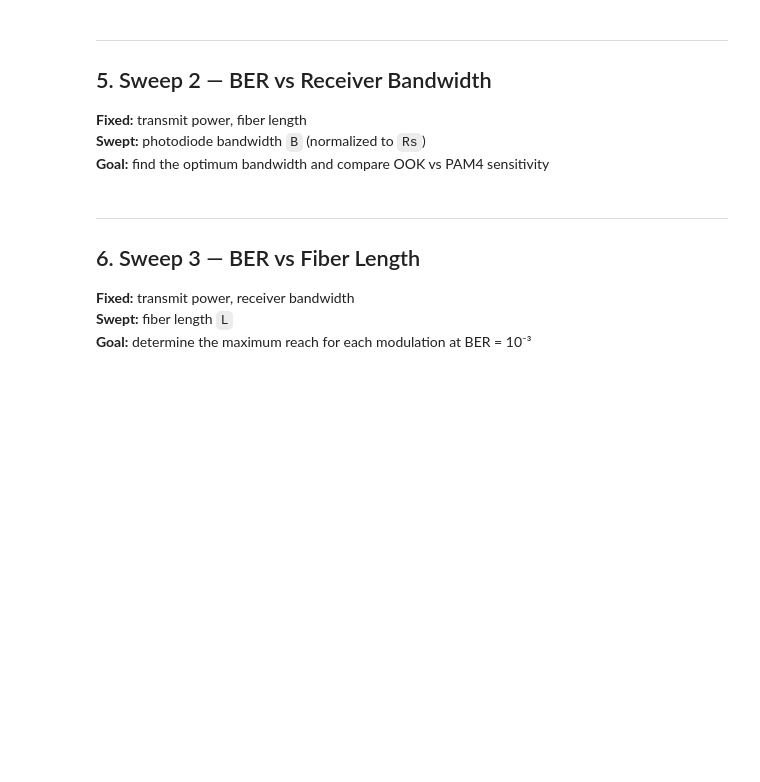
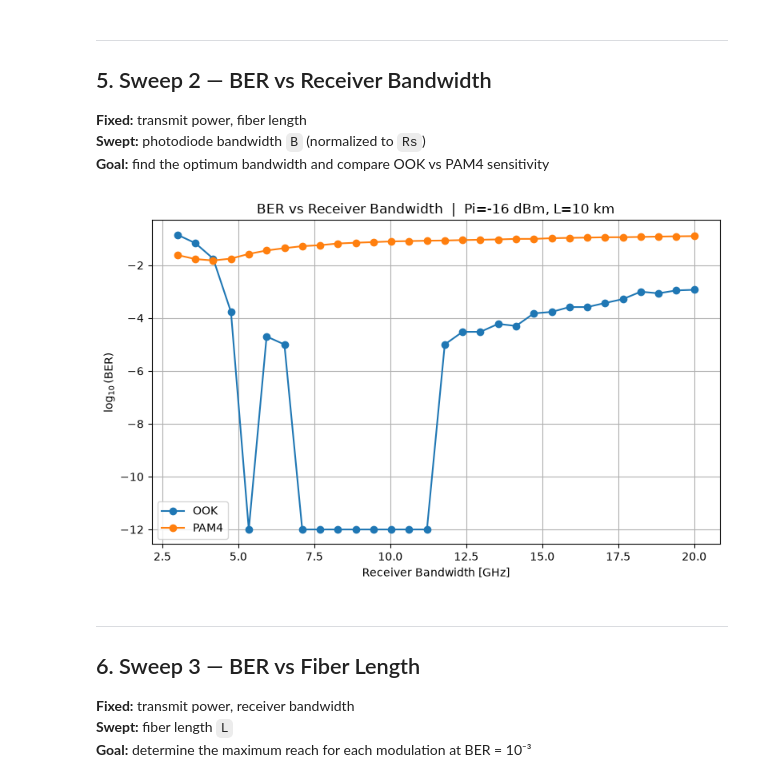
Before and after one commit to tqb634/LVTN, a Jupyter notebook: main_simulation.ipynb, the cells around one changed output. Cells and saved outputs as stored; diff of their text form; code cells hidden in the pictures; blank space fills up the shorter version.

Commit message:
Minor fix: - Change BER vs Bandwidth plot - Add more swept result in main file

```diff
--- a/main_simulation.ipynb
+++ b/main_simulation.ipynb
@@ -240,7 +234,7 @@ sweep2_pam4 = sweep_ber_vs_bandwidth(
     bw_range    = bw_range,
     Pi_dBm      = Pi_bw,
     M           = 4,
-    Rs          = Rs,
+    Rs          = Rs_4PAM,
     SpS         = SpS,
     fiber_L     = FIBER_L,
     fiber_alpha = FIBER_ALPHA,
@@ -250,11 +244,12 @@ sweep2_pam4 = sweep_ber_vs_bandwidth(
 )
 # %%
 plot_ber_vs_bandwidth(
-    results_list = [sweep2_ook],
-    Rs           = Rs,
-    labels       = ['OOK'],
+    results_list = [sweep2_ook, sweep2_pam4],
+    labels       = ['OOK', 'PAM4'],
     title        = f'BER vs Receiver Bandwidth  |  Pi={Pi_bw} dBm, L={FIBER_L} km',
 )
+# %% [output]
+[figure, added]
 # %% [markdown]
 ---
 ## 6. Sweep 3 — BER vs Fiber Length
```
Also changed, not shown: parts of 9 cells of this notebook, 1 other file.
